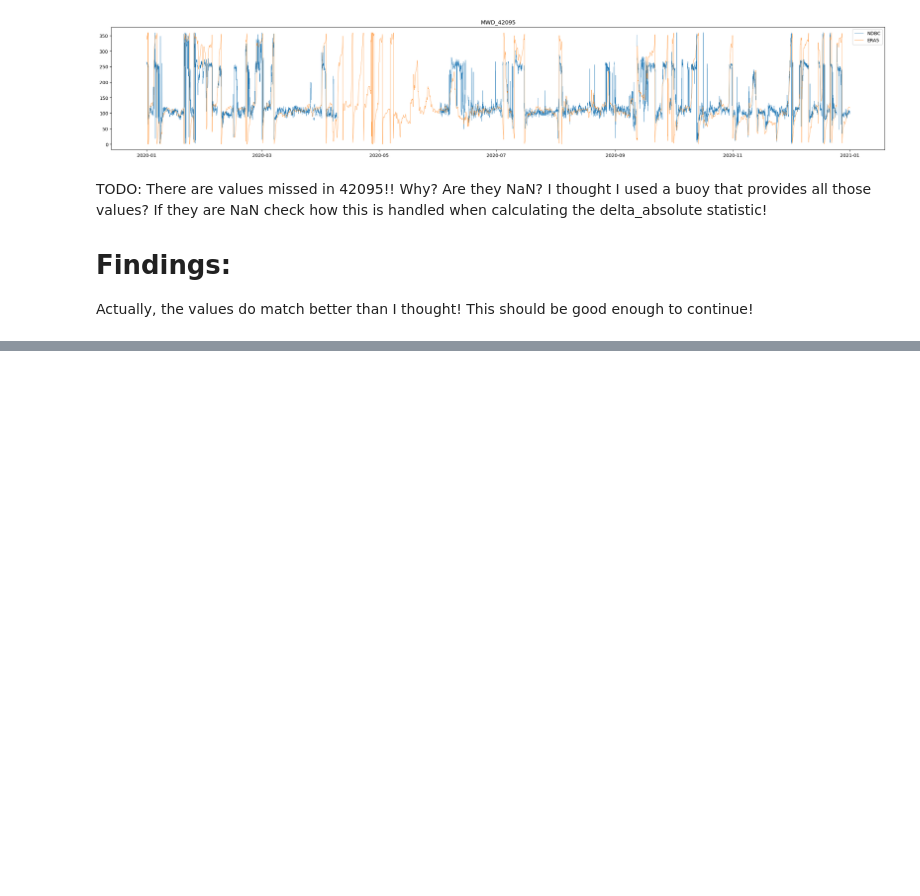
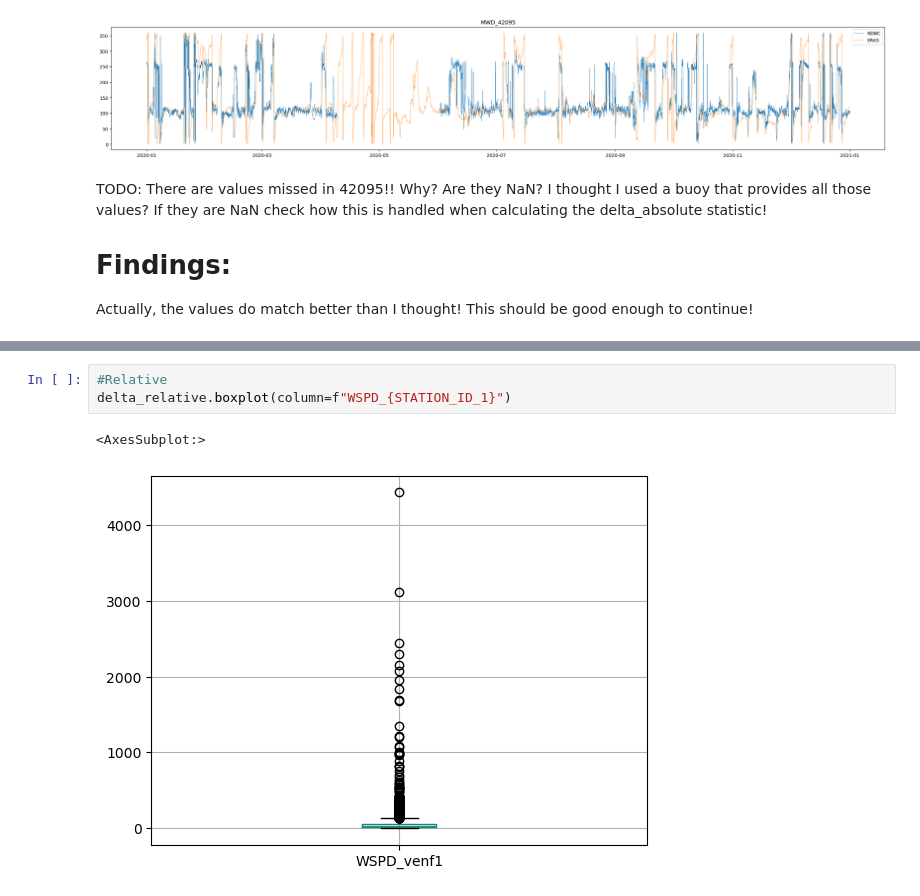
Before and after one commit to elsandner/Master_Project, a Jupyter notebook: ERA5/ERA5_single_location_with_Library.ipynb, the cells around one changed output, grey strips where cells are left out. Drawn from its saved outputs; the diff is of its cells as text; blank space fills up the shorter version.

```diff
--- a/ERA5/ERA5_single_location_with_Library.ipynb
+++ b/ERA5/ERA5_single_location_with_Library.ipynb
@@ -549,0 +533,6 @@ Actually, the values do match better than I thought! This should be good enough
+# %%
+#Relative
+delta_relative.boxplot(column=f"WSPD_{STATION_ID_1}")
+# %% [output]
+<AxesSubplot:>
+[figure, added]
```
Also changed, not shown: parts of 18 cells of this notebook, 7 other files.
